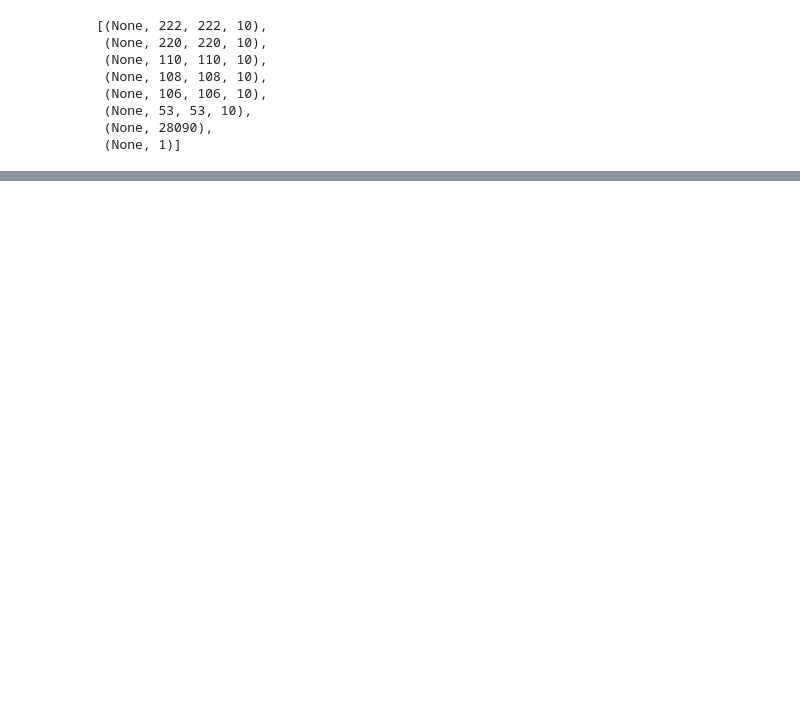
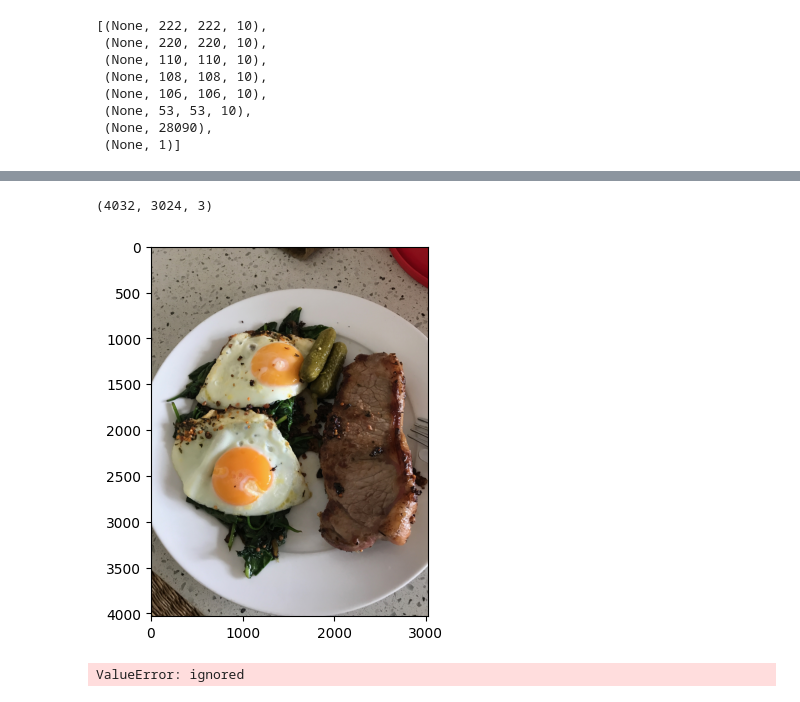
Before and after one commit to ryzhokhina/Tensorflow-Dev-Exam-Preparation, a Jupyter notebook: 03_CNN_tensorflow.ipynb, the cells around one changed output, grey strips where cells are left out. Saved outputs shown, nothing was run; the diff lists cells and outputs as text; code cells hidden in the pictures; blank space fills up the shorter version.

```diff
--- a/03_CNN_tensorflow.ipynb
+++ b/03_CNN_tensorflow.ipynb
@@ -317,0 +457,12 @@ axarr[1,2].grid(False)
+# %%
+steak_img = mpimg.imread('/content/03-steak.jpeg')
+print(steak_img.shape)
+plt.imshow(steak_img)
+plt.show()
+# %% [output]
+(4032, 3024, 3)
+[figure, added]
+# %%
+model_l.predict(tf.expand_dims(steak_img, axis = 0))
+# %% [output]
+ValueError: ignored
```
Also changed, not shown: parts of 45 cells of this notebook.
